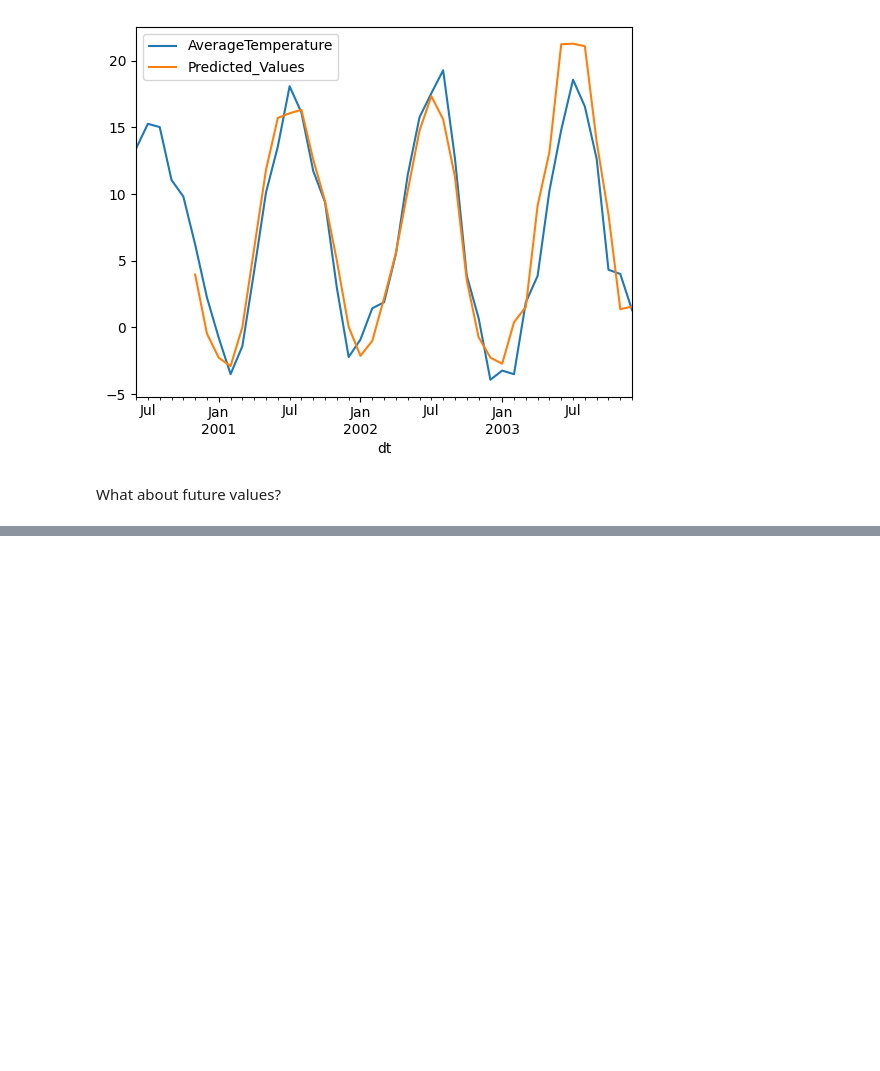
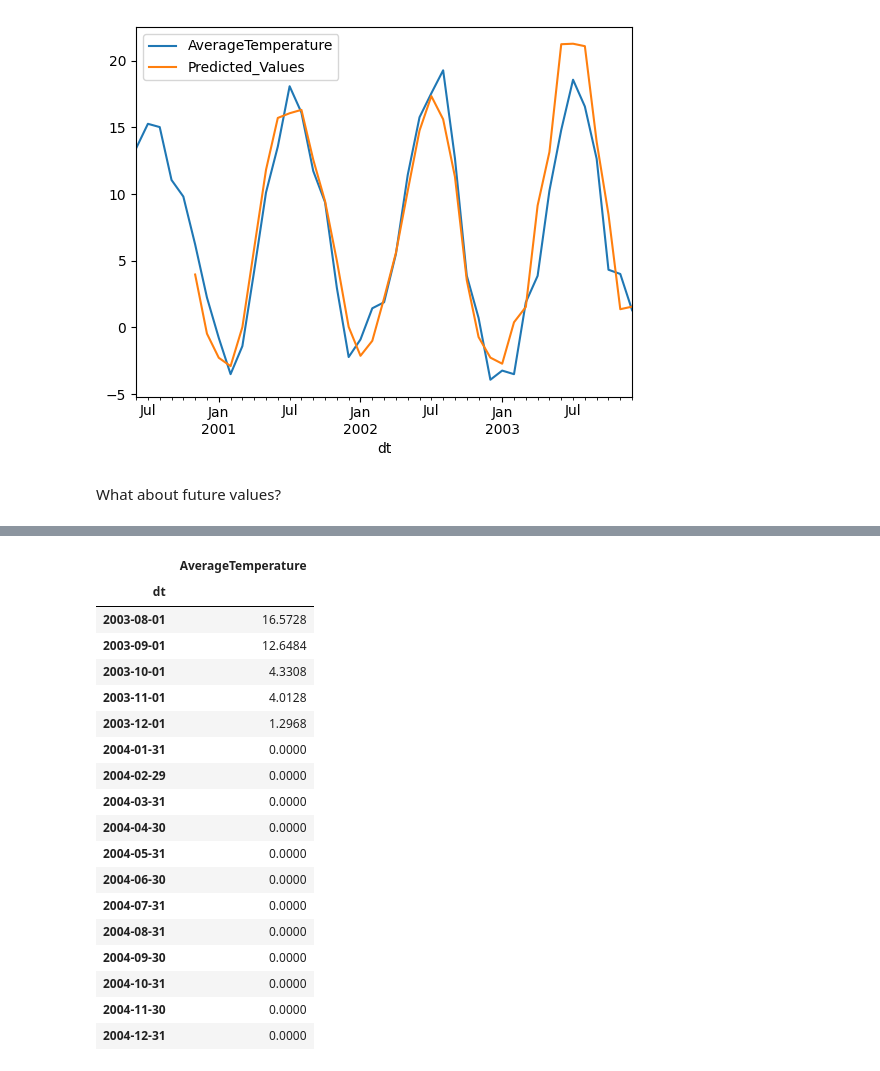
Before and after one commit to CyberStefNef/World_Temperature_Analysis, a Jupyter notebook: arima.ipynb, the cells around one changed output, grey strips where cells are left out. Cells and saved outputs as stored; diff of their text form; code cells hidden in the pictures; blank space fills up the shorter version.

```diff
--- a/arima.ipynb
+++ b/arima.ipynb
@@ -757,4 +756,4 @@ future_dates = pd.date_range(start=last_date, periods=n_periods+1, freq='M')  #
 future_dates = future_dates[1:]  # Exclude the last date (it's already in your DataFrame)
 
 # Create a DataFrame for future predictions
-future_df = pd.DataFrame({'Date': future_dates})
+future_df = pd.DataFrame({'dt': future_dates})
@@ -827,0 +760,29 @@ ValueError: Length of values (0) does not match length of index (12)
+# %%
+future_df["AverageTemperature"] = 0
+future = future_df.set_index("dt")
+# %%
+a = pd.DataFrame(df_c.AverageTemperature.tail())
+a
+b = pd.concat([a,future])
+# %%
+b
+# %% [output]
+|  | AverageTemperature |
+| dt |  |
+| 2003-08-01 | 16.5728 |
+| 2003-09-01 | 12.6484 |
+| 2003-10-01 | 4.3308 |
+| 2003-11-01 | 4.0128 |
+| 2003-12-01 | 1.2968 |
+| 2004-01-31 | 0.0000 |
+| 2004-02-29 | 0.0000 |
+| 2004-03-31 | 0.0000 |
+| 2004-04-30 | 0.0000 |
+| 2004-05-31 | 0.0000 |
+| 2004-06-30 | 0.0000 |
+| 2004-07-31 | 0.0000 |
+| 2004-08-31 | 0.0000 |
+| 2004-09-30 | 0.0000 |
+| 2004-10-31 | 0.0000 |
+| 2004-11-30 | 0.0000 |
+| 2004-12-31 | 0.0000 |
```
Also changed, not shown: parts of 5 cells of this notebook, 1 other file.
